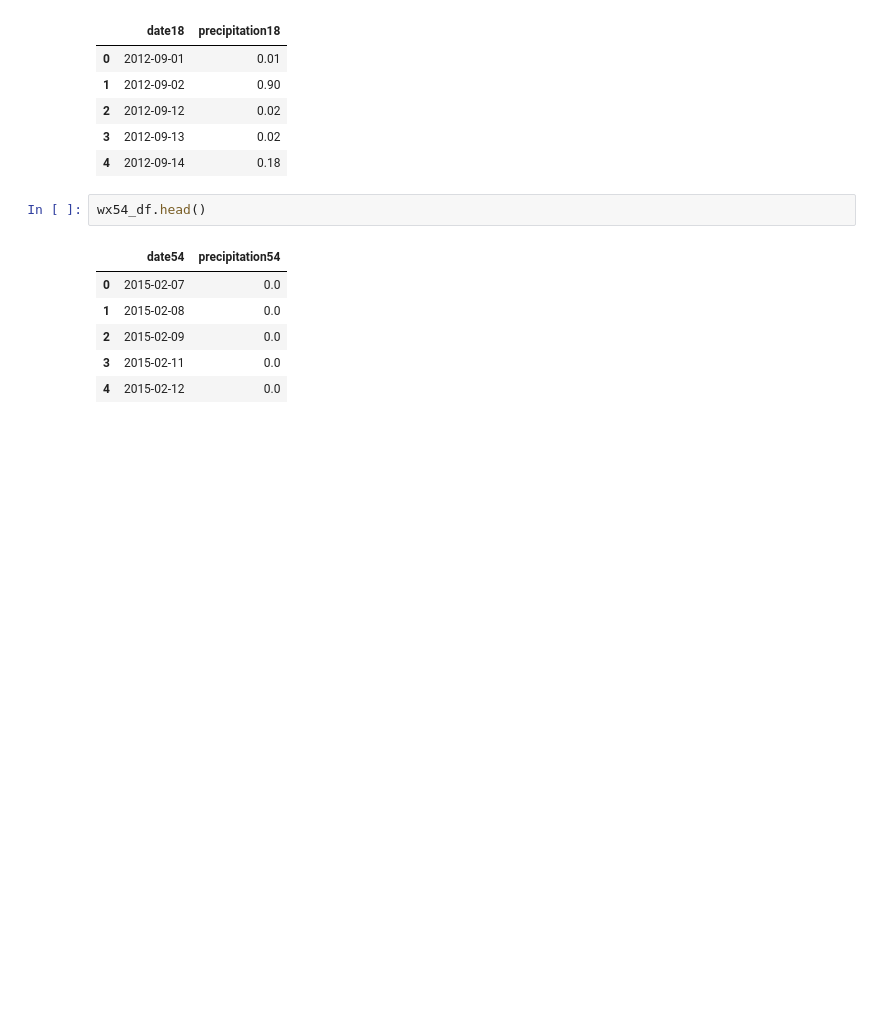
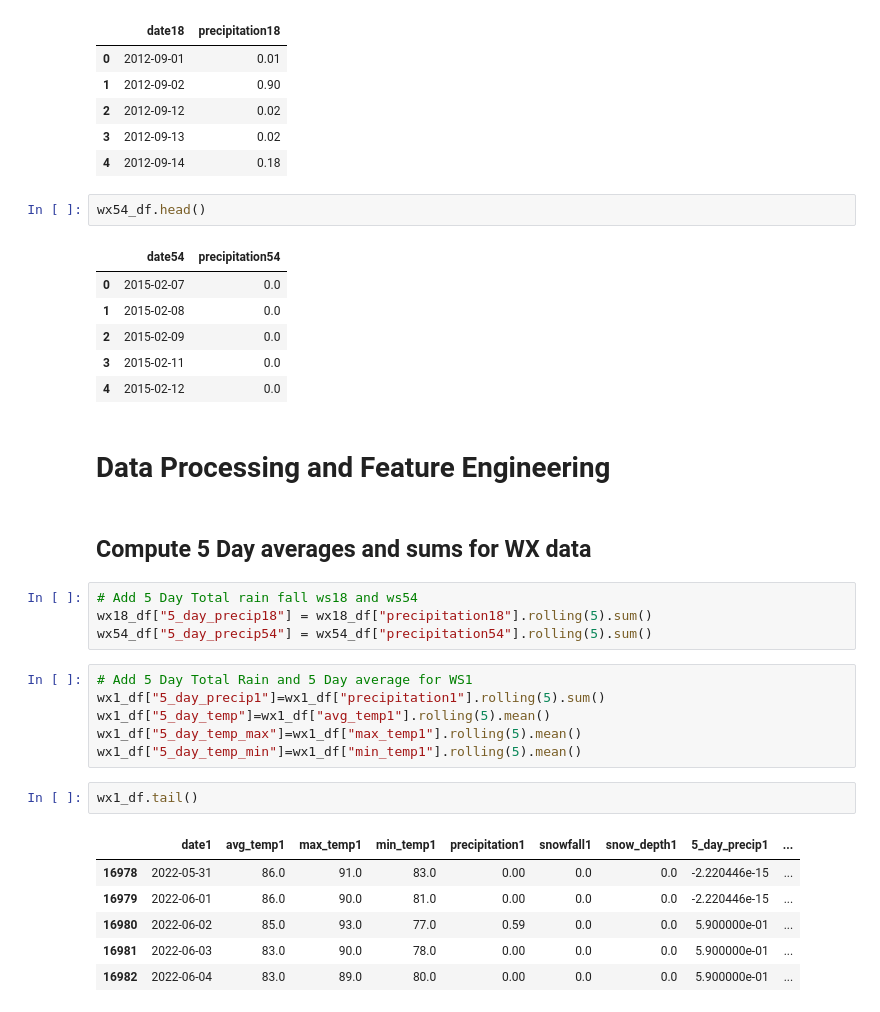
Before and after one commit to david-garza/enterococci_prediction_analysis, a Jupyter notebook: machine_learning/ml_classifier.ipynb, the cells around one changed output. Cells and saved outputs as stored; diff of their text form; blank space fills up the shorter version.

Commit message:
Computed 5 day windows

```diff
--- a/machine_learning/ml_classifier.ipynb
+++ b/machine_learning/ml_classifier.ipynb
@@ -80,3 +70,26 @@ wx54_df.head()
 | 2 | 2015-02-09 | 0.0 |
 | 3 | 2015-02-11 | 0.0 |
 | 4 | 2015-02-12 | 0.0 |
+# %% [markdown]
+# Data Processing and Feature Engineering
+# %% [markdown]
+## Compute 5 Day averages and sums for WX data
+# %%
+# Add 5 Day Total rain fall ws18 and ws54
+wx18_df["5_day_precip18"] = wx18_df["precipitation18"].rolling(5).sum()
+wx54_df["5_day_precip54"] = wx54_df["precipitation54"].rolling(5).sum()
+# %%
+# Add 5 Day Total Rain and 5 Day average for WS1
+wx1_df["5_day_precip1"]=wx1_df["precipitation1"].rolling(5).sum()
+wx1_df["5_day_temp"]=wx1_df["avg_temp1"].rolling(5).mean()
+wx1_df["5_day_temp_max"]=wx1_df["max_temp1"].rolling(5).mean()
+wx1_df["5_day_temp_min"]=wx1_df["min_temp1"].rolling(5).mean()
+# %%
+wx1_df.tail()
+# %% [output]
+|  | date1 | avg_temp1 | max_temp1 | min_temp1 | precipitation1 | snowfall1 | snow_depth1 | 5_day_precip1 | ... |
+| 16978 | 2022-05-31 | 86.0 | 91.0 | 83.0 | 0.00 | 0.0 | 0.0 | -2.220446e-15 | ... |
+| 16979 | 2022-06-01 | 86.0 | 90.0 | 81.0 | 0.00 | 0.0 | 0.0 | -2.220446e-15 | ... |
+| 16980 | 2022-06-02 | 85.0 | 93.0 | 77.0 | 0.59 | 0.0 | 0.0 | 5.900000e-01 | ... |
+| 16981 | 2022-06-03 | 83.0 | 90.0 | 78.0 | 0.00 | 0.0 | 0.0 | 5.900000e-01 | ... |
+| 16982 | 2022-06-04 | 83.0 | 89.0 | 80.0 | 0.00 | 0.0 | 0.0 | 5.900000e-01 | ... |
```
Also changed, not shown: parts of 4 cells of this notebook.
